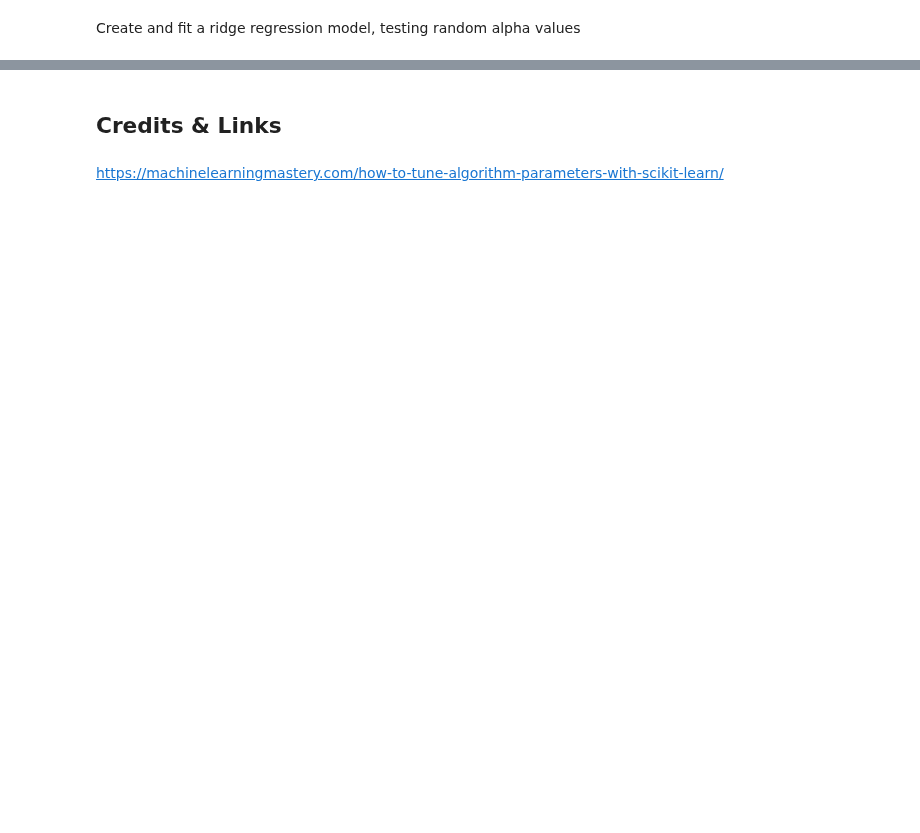
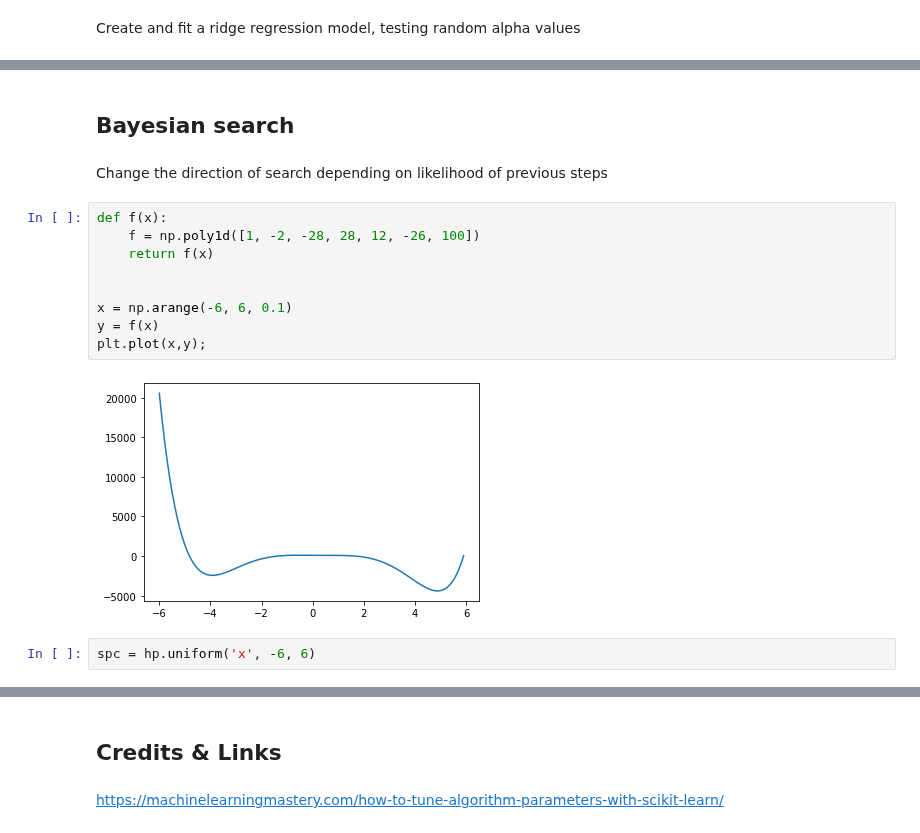
Before and after one commit to miltonluaces/ds_topics, a Jupyter notebook: 08_hyperparameter_optimization/hyperparameter_optimization.ipynb, the cells around one changed output, grey strips where cells are left out. Cells and saved outputs as stored; diff of their text form; blank space fills up the shorter version.

```diff
--- a/08_hyperparameter_optimization/hyperparameter_optimization.ipynb
+++ b/08_hyperparameter_optimization/hyperparameter_optimization.ipynb
@@ -66,0 +58,17 @@ Best score :  0.4891393027873626
+# %% [markdown]
+## Bayesian search
+# %% [markdown]
+Change the direction of search depending on likelihood of previous steps
+# %%
+def f(x):
+    f = np.poly1d([1, -2, -28, 28, 12, -26, 100])
+    return f(x)
+
+
+x = np.arange(-6, 6, 0.1)
+y = f(x)
+plt.plot(x,y);
+# %% [output]
+[figure, added]
+# %%
+spc = hp.uniform('x', -6, 6)
```
Also changed, not shown: parts of 13 cells of this notebook, 19 other files.
